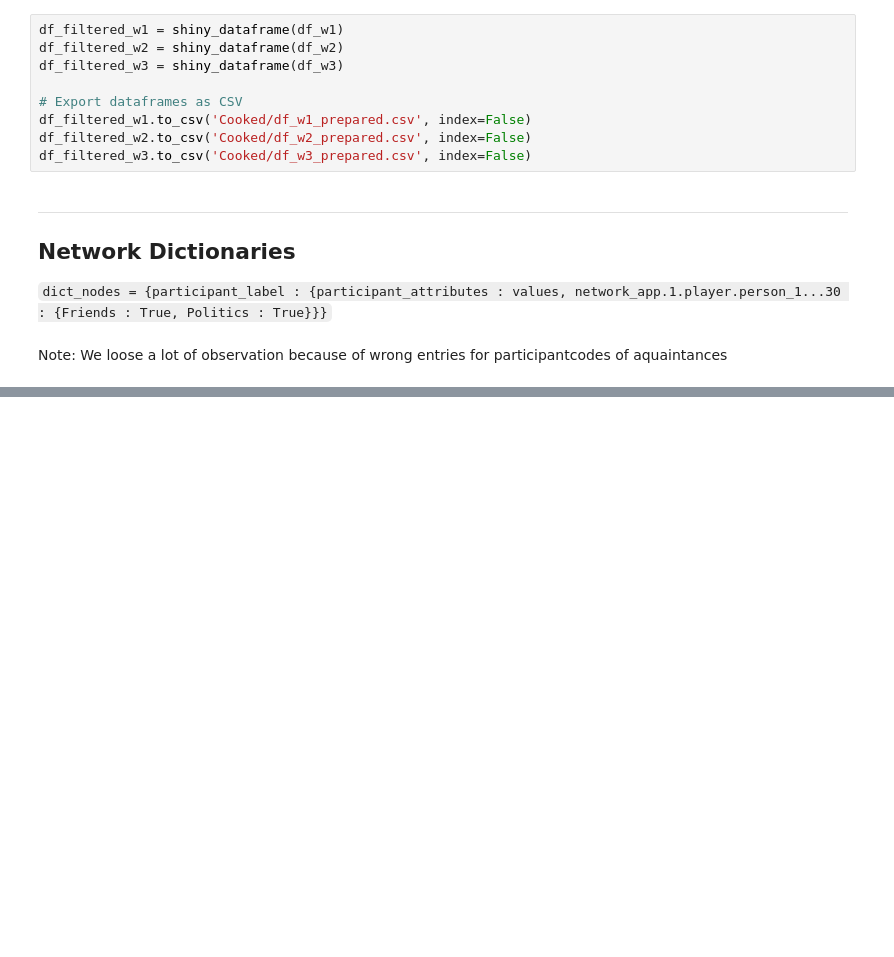
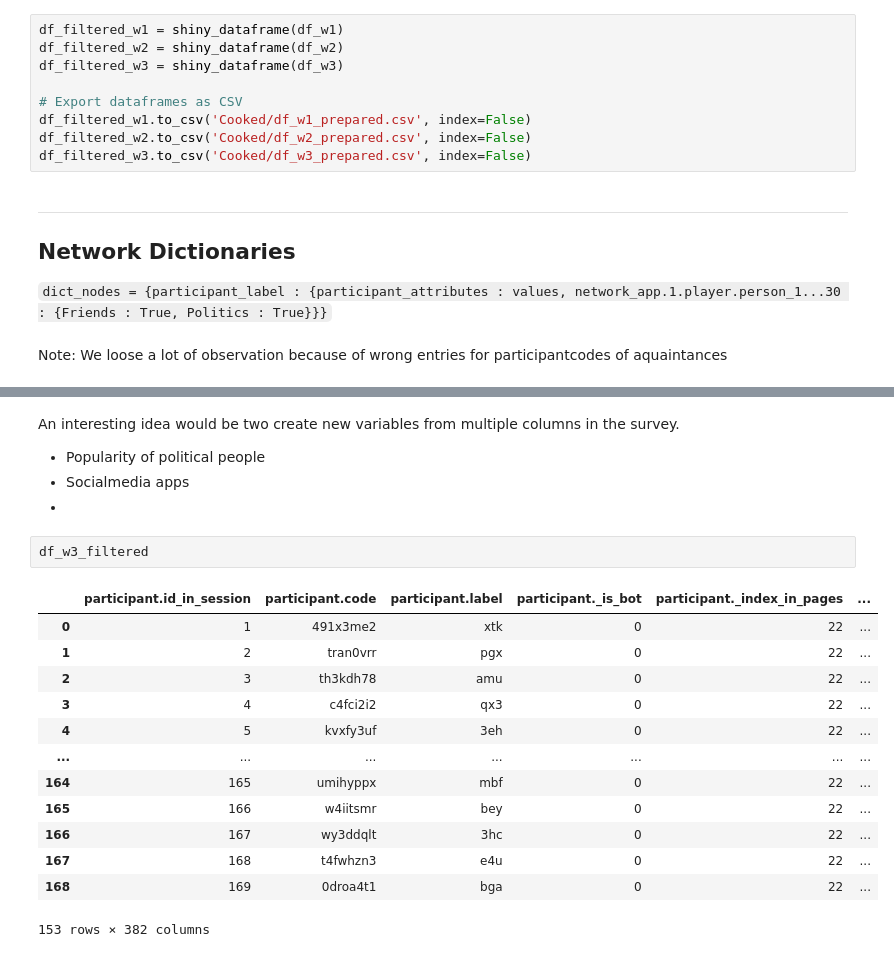
Before and after one commit to LS-Shikano/StudentSurvey, a Jupyter notebook: data_WS2425/SS_DataPipe.ipynb, the cells around one changed output, grey strips where cells are left out. Saved outputs shown, nothing was run; the diff lists cells and outputs as text; blank space fills up the shorter version.

```diff
--- a/data_WS2425/SS_DataPipe.ipynb
+++ b/data_WS2425/SS_DataPipe.ipynb
@@ -270,2 +281,23 @@ Note: We loose a lot of observation because of wrong entries for participantcode
+# %% [markdown]
+An interesting idea would be two create new variables from multiple columns in the survey.
+- Popularity of political people
+- Socialmedia apps
+-
+# %%
+df_w3_filtered
+# %% [output]
+|  | participant.id_in_session | participant.code | participant.label | participant._is_bot | participant._index_in_pages | ... |
+| 0 | 1 | 491x3me2 | xtk | 0 | 22 | ... |
+| 1 | 2 | tran0vrr | pgx | 0 | 22 | ... |
+| 2 | 3 | th3kdh78 | amu | 0 | 22 | ... |
+| 3 | 4 | c4fci2i2 | qx3 | 0 | 22 | ... |
+| 4 | 5 | kvxfy3uf | 3eh | 0 | 22 | ... |
+| ... | ... | ... | ... | ... | ... | ... |
+| 164 | 165 | umihyppx | mbf | 0 | 22 | ... |
+| 165 | 166 | w4iitsmr | bey | 0 | 22 | ... |
+| 166 | 167 | wy3ddqlt | 3hc | 0 | 22 | ... |
+| 167 | 168 | t4fwhzn3 | e4u | 0 | 22 | ... |
+| 168 | 169 | 0droa4t1 | bga | 0 | 22 | ... |
+153 rows × 382 columns
 # %%
 def replace_missing_with_default(value, default_value=-999):
```
Also changed, not shown: parts of 8 cells of this notebook, 28 other files.
